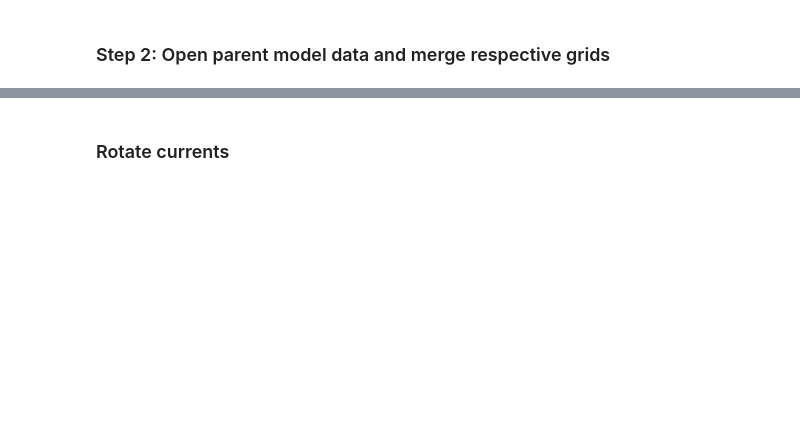
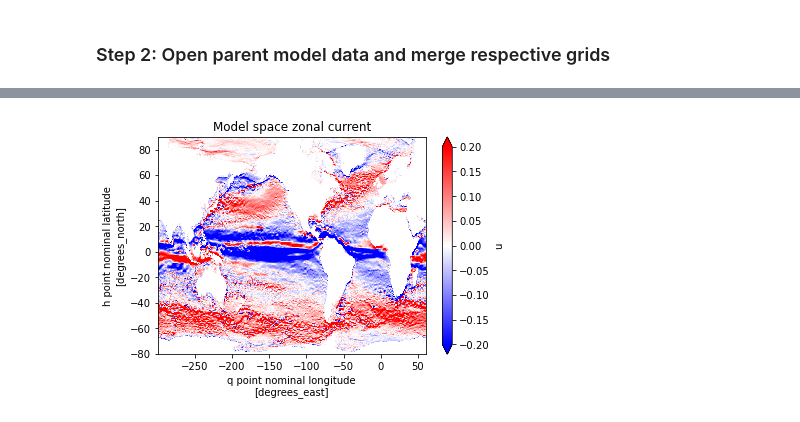
Before and after one commit to ESMG/regionalMOM6_notebooks, a Jupyter notebook: creating_obc_input_files/panArctic_OBC_from_global_MOM6.ipynb, the cells around one changed output, grey strips where cells are left out. Cells and saved outputs as stored; diff of their text form; code cells hidden in the pictures; blank space fills up the shorter version.

```diff
--- a/creating_obc_input_files/panArctic_OBC_from_global_MOM6.ipynb
+++ b/creating_obc_input_files/panArctic_OBC_from_global_MOM6.ipynb
@@ -81,4 +86,4 @@ def velocity_at_corners(ds_u,ds_v):
 # %%
 
 ds_u=model_data['ds_u'];ds_v=model_data['ds_v']
-model_data['ds_uv']=velocity_at_corners(ds_u.isel(time=slice(0,1)),ds_v.isel(time=slice(0,1)))
+model_data['ds_uv']=velocity_at_corners(ds_u,ds_v)
@@ -132,6 +135,4 @@ def apply_rotation_transpose(ue,vn,angle_dx,time_slice=slice(0)):
 
 
     return u,v
-# %% [markdown]
-### Rotate currents
 # %%
@@ -140,4 +140,9 @@ ds_uvq=model_data['ds_uv']
 uq_rot,vq_rot= apply_rotation(ds_uvq.u,ds_uvq.v,ds_uvq.angle_dx,time_slice=None)
 ds_uvq_r = xr.Dataset({'u':uq_rot,'v':vq_rot},coords={'time':ds_uvq.time,'lon':ds_uvq.lon,'lat':ds_uvq.lat})
 model_data['ds_uv_r']=ds_uvq_r
+# %%
+ds_uvq.u.isel(time=0,z_l=0).plot(vmin=-.2,vmax=.2,cmap='bwr')
+title=plt.title('Model space zonal current')
+# %% [output]
+[figure, added]
 # %%
```
Also changed, not shown: parts of 47 cells of this notebook.
